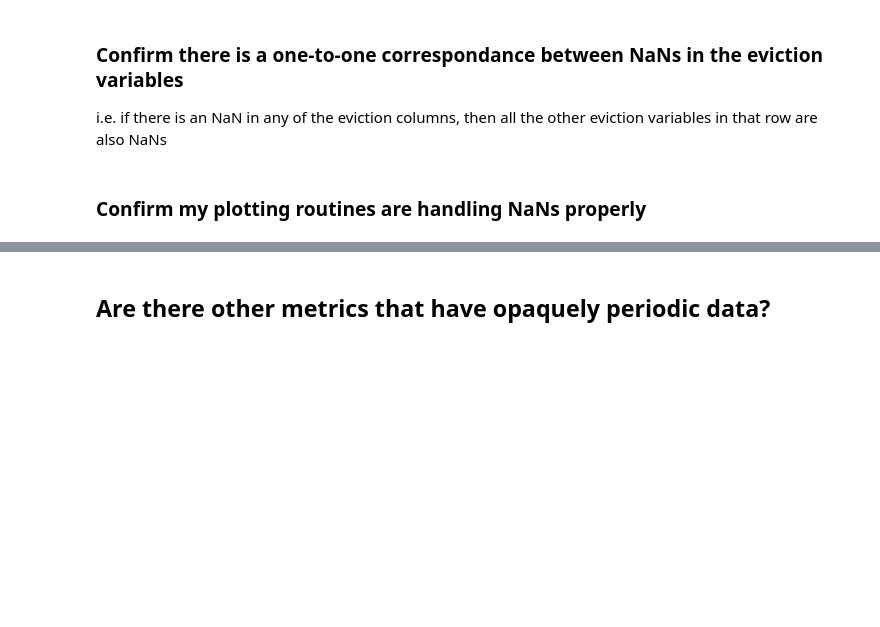
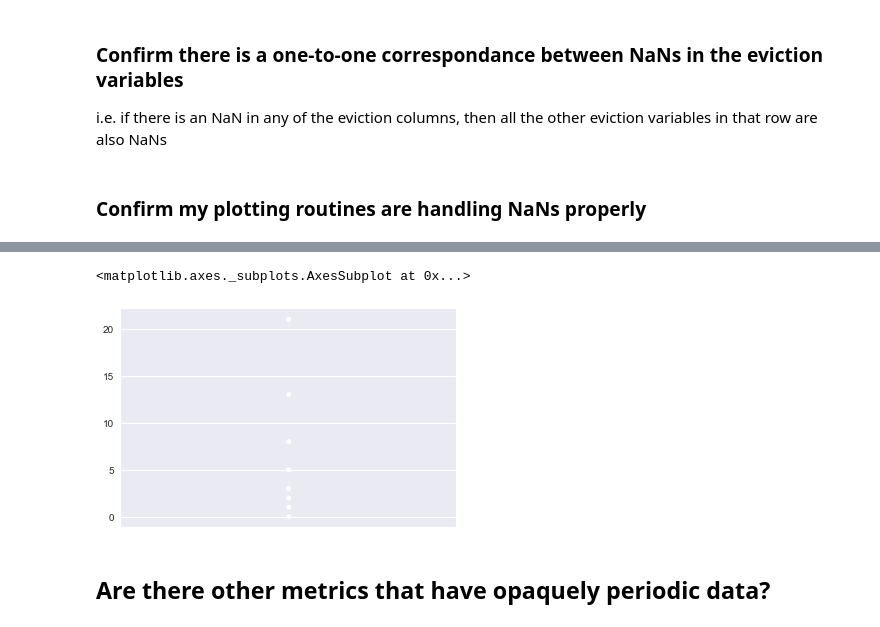
Before and after one commit to paulo-g-martinez/eviction-lab-tn-nss-capstone, a Jupyter notebook: enhancing-statistical-rigor.ipynb, the cells around one changed output, grey strips where cells are left out. Saved outputs shown, nothing was run; the diff lists cells and outputs as text; code cells hidden in the pictures; blank space fills up the shorter version.

```diff
--- a/enhancing-statistical-rigor.ipynb
+++ b/enhancing-statistical-rigor.ipynb
@@ -171,3 +183,8 @@ py.iplot(data)
+# %%
+sns.swarmplot()
+# %% [output]
+<matplotlib.axes._subplots.AxesSubplot at 0x...>
+[figure, added]
 # %% [markdown]
 ## Are there other metrics that have opaquely periodic data?
 # %%
```
Also changed, not shown: parts of 2 cells of this notebook.
